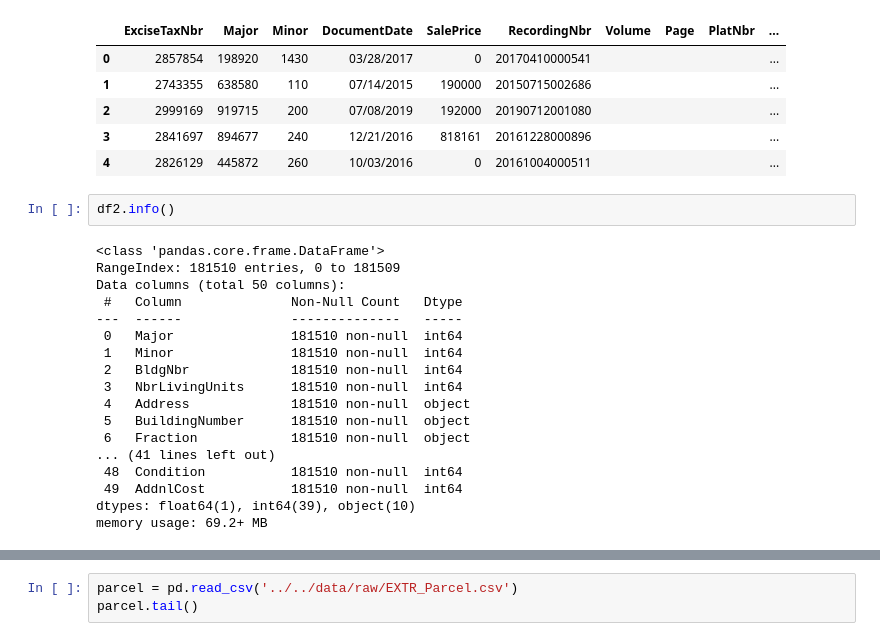
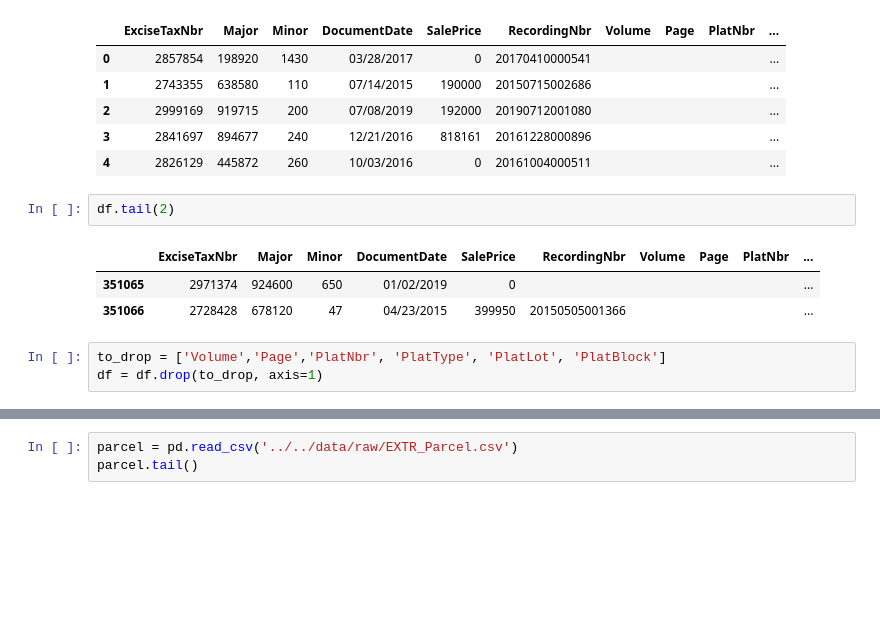
Before and after one commit to samtuleen/King-County-Home-Price-Predictors, a Jupyter notebook: notebooks/exploratory/Predicting-Most-Valuable-Home-Projects-In-King-County-Analysis.ipynb, the cells around one changed output, grey strips where cells are left out. Cells and saved outputs as stored; diff of their text form; blank space fills up the shorter version.

```diff
--- a/notebooks/exploratory/Predicting-Most-Valuable-Home-Projects-In-King-County-Analysis.ipynb
+++ b/notebooks/exploratory/Predicting-Most-Valuable-Home-Projects-In-King-County-Analysis.ipynb
@@ -105,24 +105,13 @@ df.head()
 | 2 | 2999169 | 919715 | 200 | 07/08/2019 | 192000 | 20190712001080 |  |  |  | ... |
 | 3 | 2841697 | 894677 | 240 | 12/21/2016 | 818161 | 20161228000896 |  |  |  | ... |
 | 4 | 2826129 | 445872 | 260 | 10/03/2016 | 0 | 20161004000511 |  |  |  | ... |
-# %%
-df2.info()
-# %% [output]
-<class 'pandas.core.frame.DataFrame'>
-RangeIndex: 181510 entries, 0 to 181509
-Data columns (total 50 columns):
- #   Column              Non-Null Count   Dtype
----  ------              --------------   -----
- 0   Major               181510 non-null  int64
- 1   Minor               181510 non-null  int64
- 2   BldgNbr             181510 non-null  int64
- 3   NbrLivingUnits      181510 non-null  int64
- 4   Address             181510 non-null  object
- 5   BuildingNumber      181510 non-null  object
- 6   Fraction            181510 non-null  object
-... (41 lines left out)
- 48  Condition           181510 non-null  int64
- 49  AddnlCost           181510 non-null  int64
-dtypes: float64(1), int64(39), object(10)
-memory usage: 69.2+ MB
+# %%
+df.tail(2)
+# %% [output]
+|  | ExciseTaxNbr | Major | Minor | DocumentDate | SalePrice | RecordingNbr | Volume | Page | PlatNbr | ... |
+| 351065 | 2971374 | 924600 | 650 | 01/02/2019 | 0 |  |  |  |  | ... |
+| 351066 | 2728428 | 678120 | 47 | 04/23/2015 | 399950 | 20150505001366 |  |  |  | ... |
+# %%
+to_drop = ['Volume','Page','PlatNbr', 'PlatType', 'PlatLot', 'PlatBlock']
+df = df.drop(to_drop, axis=1)
 # %%
```
Also changed, not shown: parts of 22 cells of this notebook.
